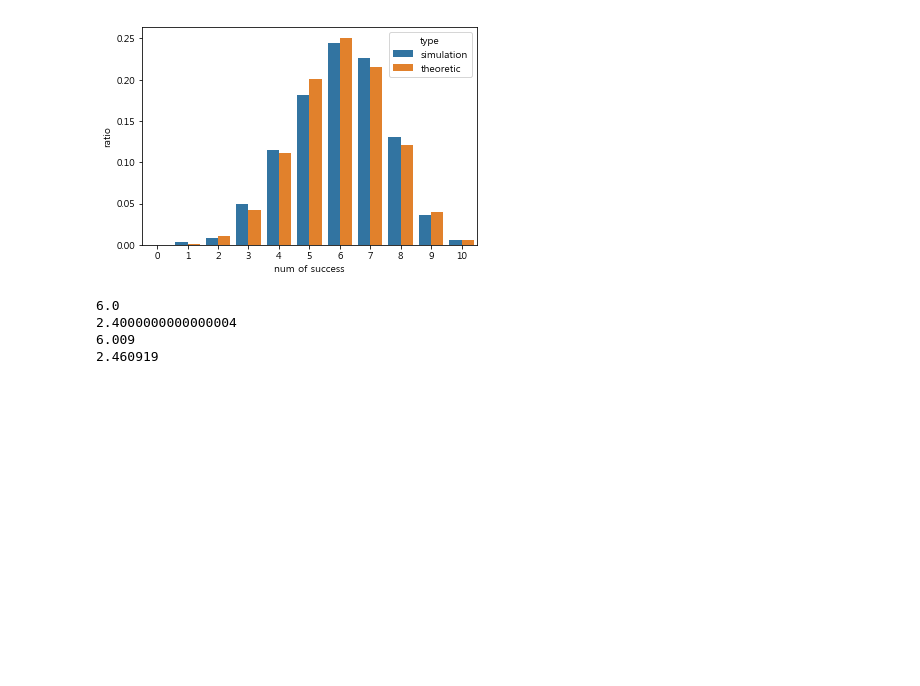
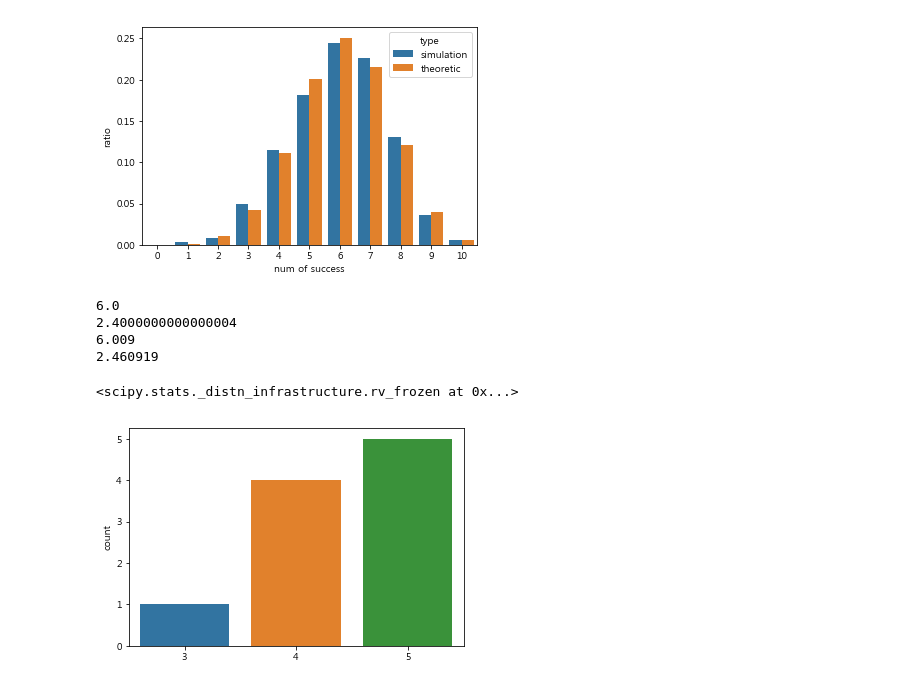
Before and after one commit to Junghyo/pycham, a Jupyter notebook: data_science/basic_various_distribution/practice02_binomial.ipynb, the cells around one changed output. Cells and saved outputs as stored; diff of their text form; code cells hidden in the pictures; blank space fills up the shorter version.

Commit message:
practice ~binomial

```diff
--- a/data_science/basic_various_distribution/practice02_binomial.ipynb
+++ b/data_science/basic_various_distribution/practice02_binomial.ipynb
@@ -112,0 +126,13 @@ print(x.var())
+# %%
+n = 5; p = 0.9
+rv = stats.binom(n=n, p=p)
+rv
+# %% [output]
+<scipy.stats._distn_infrastructure.rv_frozen at 0x...>
+# %%
+np.random.seed(0)
+x = rv.rvs(10)
+sns.countplot(x)
+plt.show()
+# %% [output]
+[figure, added]
```
Also changed, not shown: parts of 7 cells of this notebook.
